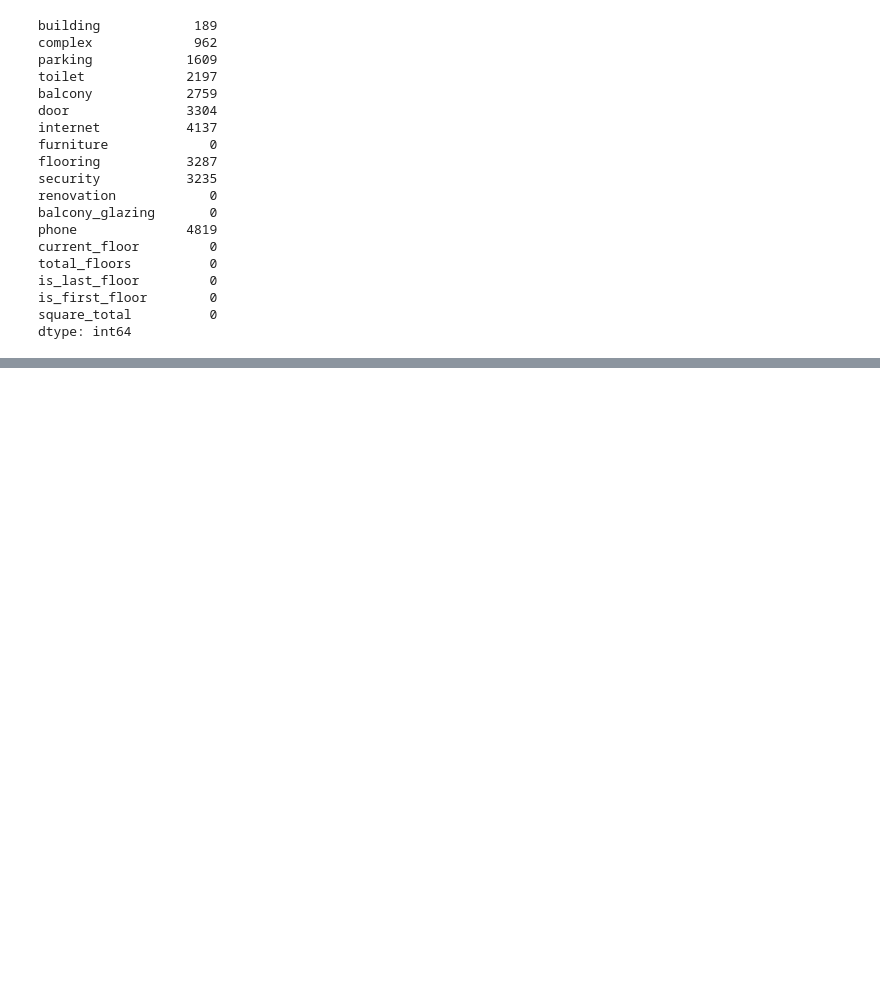
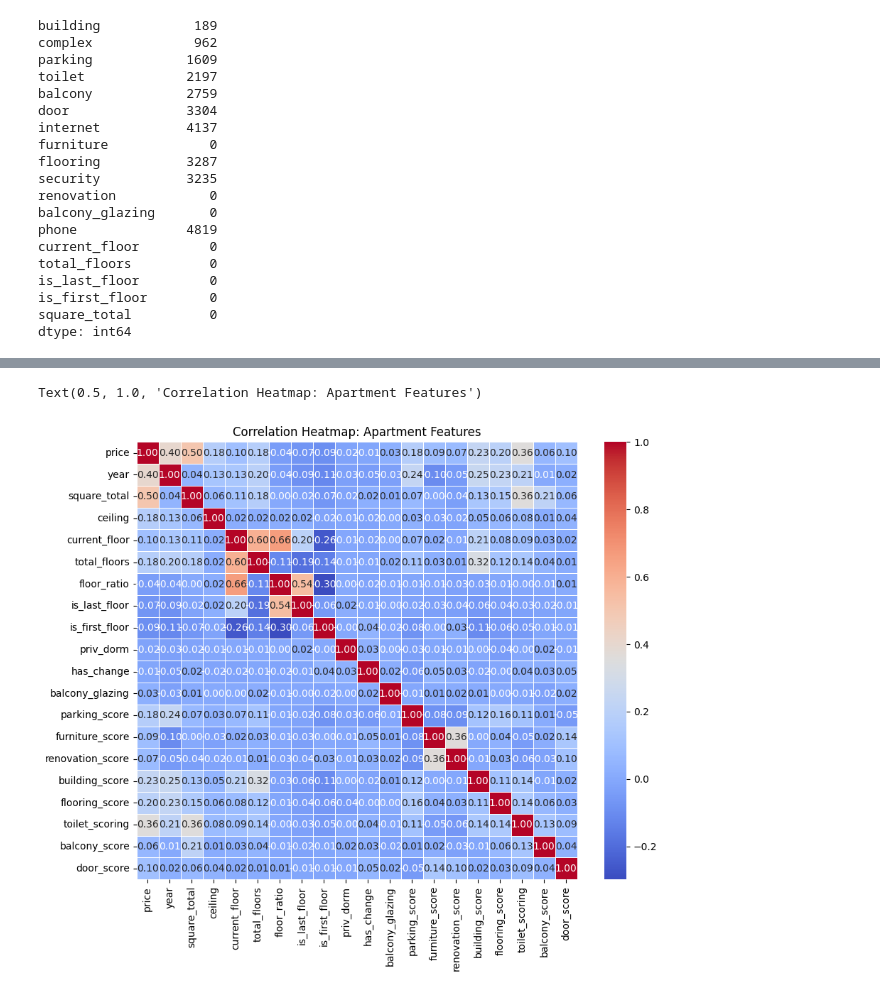
Before and after one commit to howardat/real-estate-analyzer, a Jupyter notebook: src/real_estate_analyzer/eda.ipynb, the cells around one changed output, grey strips where cells are left out. Cells and saved outputs as stored; diff of their text form; code cells hidden in the pictures; blank space fills up the shorter version.

```diff
--- a/src/real_estate_analyzer/eda.ipynb
+++ b/src/real_estate_analyzer/eda.ipynb
@@ -370,0 +472,9 @@ dtype: int64
+# %%
+toilet_map = {
+    'совмещенный': 1,
+    'раздельный': 1,
+    '2 с/у и более': 3,
+}
+
+df['toilet_scoring'] = df['toilet'].map(toilet_map).fillna(2)
+df['toilet'].value_counts(dropna=False)
@@ -414,0 +584,43 @@ ValueError: Could not interpret value `yearbuilding` for `x`. An entry with this
+# %%
+df['floor_ratio'] = df['current_floor'] / df['total_floors']
+# %%
+import seaborn as sns
+import matplotlib.pyplot as plt
+
+# 1. Select only the numeric and boolean columns we created
+# (Assuming your target column is named 'price')
+cols_to_plot = [
+    'price', 'year', 'square_total', 'ceiling', 'current_floor', 'total_floors', 'floor_ratio',
+    'is_last_floor', 'is_first_floor',
+    'priv_dorm', 'has_change', 'balcony_glazing', 'parking_score', 'furniture_score', 'renovation_score',
+       'building_score', 'flooring_score', 'toilet_scoring', 'balcony_score',
+       'door_score'
+]
+
+"""'url', 'room', 'square', 'city', 'price', 'building', 'complex', 'year',
+       'floor', 'parking', 'ceiling', 'priv_dorm', 'has_change', 'toilet',
+       'balcony', 'door', 'internet', 'furniture', 'flooring', 'security',
+       'renovation', 'balcony_glazing', 'phone', 'current_floor',
+       'total_floors', 'is_last_floor', 'is_first_floor', 'square_total',
+       ]
+"""
+
+# 2. Calculate the correlation matrix
+# Only include columns that actually exist in your df
+existing_cols = [c for c in cols_to_plot if c in df.columns]
+corr_matrix = df[existing_cols].corr()
+
+# 3. Plot the Heatmap
+plt.figure(figsize=(10, 8))
+sns.heatmap(
+    corr_matrix,
+    annot=True,          # Show the numbers in the boxes
+    cmap='coolwarm',     # Red for positive, Blue for negative
+    fmt=".2f",           # Limit to 2 decimal places
+    linewidths=0.5       # Add thin lines between boxes
+)
+
+plt.title('Correlation Heatmap: Apartment Features')
+# %% [output]
+Text(0.5, 1.0, 'Correlation Heatmap: Apartment Features')
+[figure, added]
```
Also changed, not shown: parts of 19 cells of this notebook.
